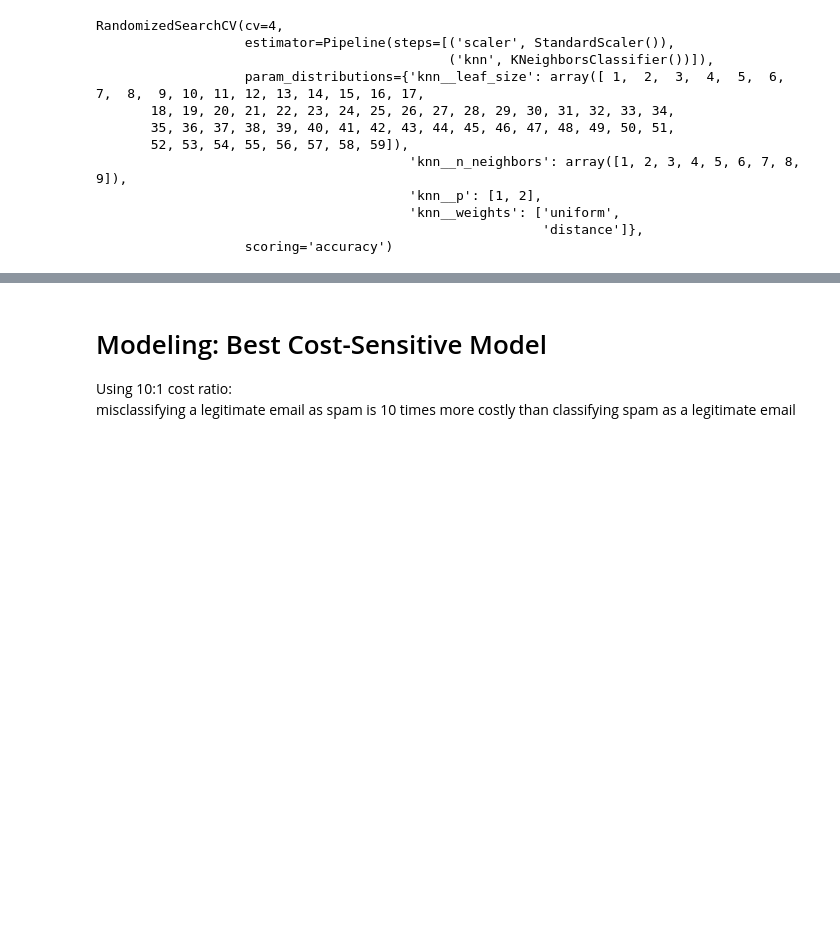
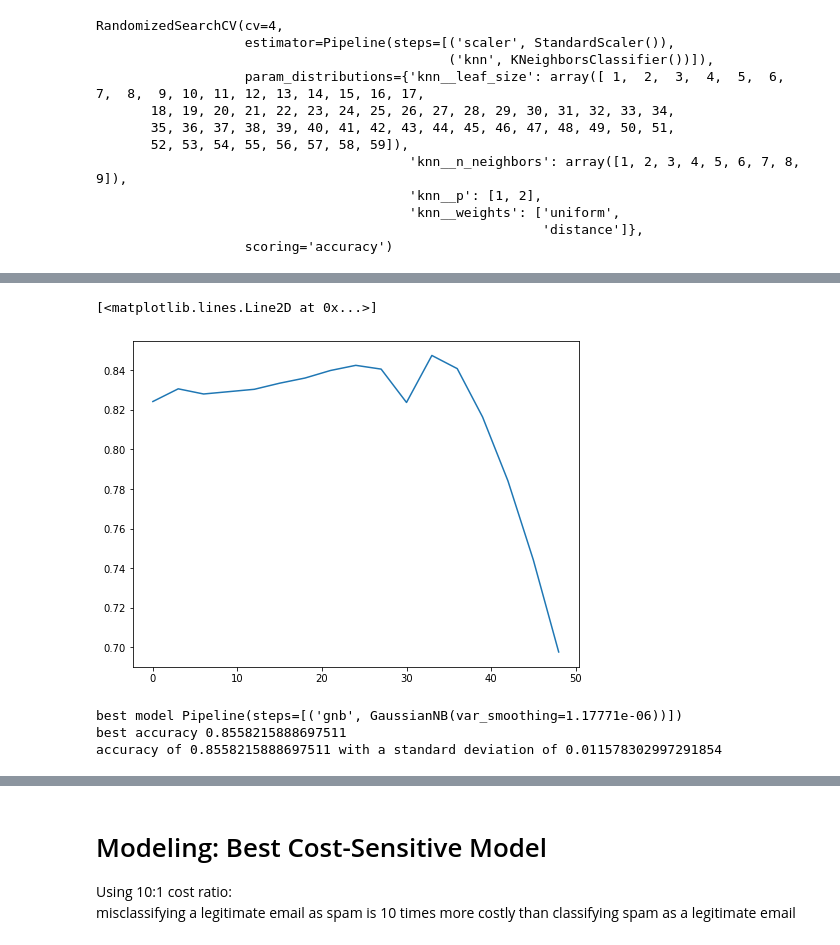
Before and after one commit to jentlapalm/ML_Assignment3, a Jupyter notebook: ML Assignment #3.ipynb, the cells around one changed output, grey strips where cells are left out. Saved outputs shown, nothing was run; the diff lists cells and outputs as text; code cells hidden in the pictures; blank space fills up the shorter version.

```diff
--- a/ML Assignment #3.ipynb
+++ b/ML Assignment #3.ipynb
@@ -323,8 +370,8 @@ params={'knn__n_neighbors':np.arange(1,10,1),
        'knn__p':[1,2],
        'knn__leaf_size':np.arange(1,60,1)}
 
-rs=RandomizedSearchCV(estimator=knn_pipeline,param_distributions=params,n_iter=10,scoring='accuracy',cv=4)
-rs.fit(X,y)
+knnrs=RandomizedSearchCV(estimator=knn_pipeline,param_distributions=params,n_iter=10,scoring='accuracy',cv=4)
+knnrs.fit(X,y)
 # %% [output]
 RandomizedSearchCV(cv=4,
                    estimator=Pipeline(steps=[('scaler', StandardScaler()),
@@ -392,2 +436,22 @@ While the model performed worse compared to XGBoost, I hope to see if it is usef
 # %%
 # Naive Bayes and Hyperparameter Tuning
+from sklearn.naive_bayes import GaussianNB
+
+# setting up pipeline
+gnb_pipeline=Pipeline([('scaler',StandardScaler()),
+                     ('gnb',GaussianNB())])
+
+# parameters
+params={'gnb__var_smoothing':np.arange(0.00000000001,0.000005,0.00000000005)}
+
+# random search
+gnb_rs=RandomizedSearchCV(estimator=gnb_pipeline,param_distributions=params,n_iter=10,scoring='accuracy',cv=4)
+gnb_rs.fit(X,y)
+
+# getting results
+print('best model',gnb_rs.best_estimator_)
+print('best accuracy',gnb_rs.best_score_)
+
+# cross validated scoring
+scores = cross_val_score(gnb_rs.best_estimator_, X, y, cv=4, scoring='accuracy')
+print("accuracy of", scores.mean(), 'with a standard deviation of', scores.std())
@@ -393,0 +463,11 @@ While the model performed worse compared to XGBoost, I hope to see if it is usef
+# %%
+# testing performance by dropping least predictive features as scored by XGBoost
+
+accuracy_list=[]
+
+for i in np.arange(0,50,3):
+    gnb_rs.fit(X.drop(lst_yticklabels[0:i], axis=1),y)
+    print('dropping', i, 'least predictive features')
+    scores = cross_val_score(gnb_rs.best_estimator_, X.drop(lst_yticklabels[0:i], axis=1), y, cv=4, scoring='accuracy')
+    print("accuracy of", scores.mean(), 'with a standard deviation of', scores.std())
+    accuracy_list.append(scores.mean())
@@ -393,0 +492,33 @@ While the model performed worse compared to XGBoost, I hope to see if it is usef
+# %%
+# visualizing results
+plt.rcParams['figure.figsize'] = [8, 6]
+plt.plot(np.arange(0,50,3),accuracy_list)
+# %% [output]
+[<matplotlib.lines.Line2D at 0x...>]
+[figure, added]
+# %%
+# test nb without scaling
+# Naive Bayes and Hyperparameter Tuning
+from sklearn.naive_bayes import GaussianNB
+
+# setting up pipeline
+gnb_pipeline=Pipeline([('gnb',GaussianNB())])
+
+# parameters
+params={'gnb__var_smoothing':np.arange(0.00000000001,0.000005,0.00000000005)}
+
+# random search
+gnb_rs=RandomizedSearchCV(estimator=gnb_pipeline,param_distributions=params,n_iter=10,scoring='accuracy',cv=4)
+gnb_rs.fit(X,y)
+
+# getting results
+print('best model',gnb_rs.best_estimator_)
+print('best accuracy',gnb_rs.best_score_)
+
+# cross validated scoring
+scores = cross_val_score(gnb_rs.best_estimator_, X, y, cv=4, scoring='accuracy')
+print("accuracy of", scores.mean(), 'with a standard deviation of', scores.std())
+# %% [output]
+best model Pipeline(steps=[('gnb', GaussianNB(var_smoothing=1.17771e-06))])
+best accuracy 0.8558215888697511
+accuracy of 0.8558215888697511 with a standard deviation of 0.011578302997291854
```
Also changed, not shown: parts of 30 cells of this notebook.
